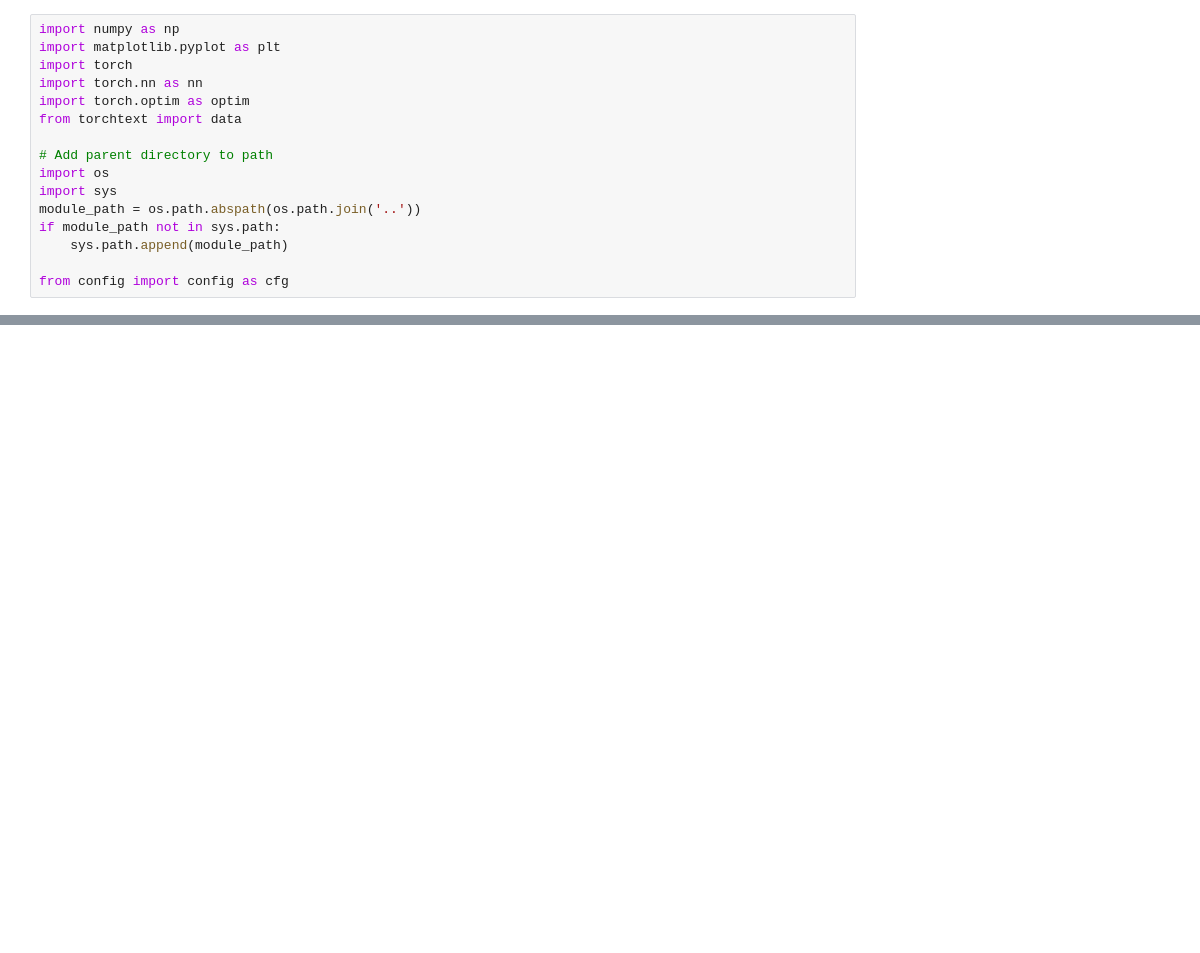
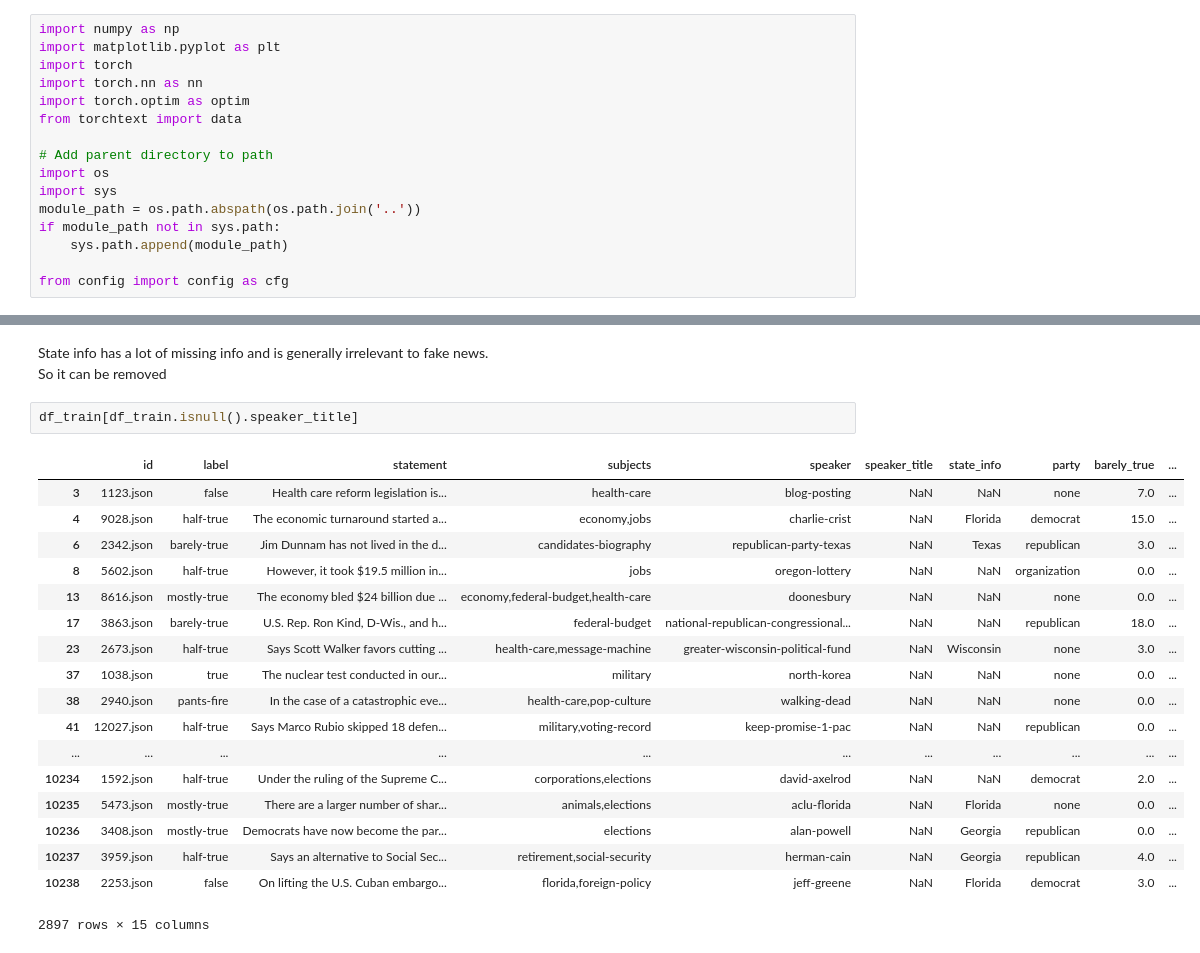
Before and after one commit to rshwndsz/fake-news-classifier, a Jupyter notebook: notebooks/visualize.ipynb, the cells around one changed output, grey strips where cells are left out. Cells and saved outputs as stored; diff of their text form; blank space fills up the shorter version.

```diff
--- a/notebooks/visualize.ipynb
+++ b/notebooks/visualize.ipynb
@@ -21,0 +71,24 @@ SUBJECTS, SPEAKER, SPEAKER_TITLE = data.Field(sequential=False)*3
+# %% [markdown]
+State info has a lot of missing info and is generally irrelevant to fake news.
+So it can be removed
+# %%
+df_train[df_train.isnull().speaker_title]
+# %% [output]
+|  | id | label | statement | subjects | speaker | speaker_title | state_info | party | barely_true | ... |
+| 3 | 1123.json | false | Health care reform legislation is... | health-care | blog-posting | NaN | NaN | none | 7.0 | ... |
+| 4 | 9028.json | half-true | The economic turnaround started a... | economy,jobs | charlie-crist | NaN | Florida | democrat | 15.0 | ... |
+| 6 | 2342.json | barely-true | Jim Dunnam has not lived in the d... | candidates-biography | republican-party-texas | NaN | Texas | republican | 3.0 | ... |
+| 8 | 5602.json | half-true | However, it took $19.5 million in... | jobs | oregon-lottery | NaN | NaN | organization | 0.0 | ... |
+| 13 | 8616.json | mostly-true | The economy bled $24 billion due ... | economy,federal-budget,health-care | doonesbury | NaN | NaN | none | 0.0 | ... |
+| 17 | 3863.json | barely-true | U.S. Rep. Ron Kind, D-Wis., and h... | federal-budget | national-republican-congressional... | NaN | NaN | republican | 18.0 | ... |
+| 23 | 2673.json | half-true | Says Scott Walker favors cutting ... | health-care,message-machine | greater-wisconsin-political-fund | NaN | Wisconsin | none | 3.0 | ... |
+| 37 | 1038.json | true | The nuclear test conducted in our... | military | north-korea | NaN | NaN | none | 0.0 | ... |
+| 38 | 2940.json | pants-fire | In the case of a catastrophic eve... | health-care,pop-culture | walking-dead | NaN | NaN | none | 0.0 | ... |
+| 41 | 12027.json | half-true | Says Marco Rubio skipped 18 defen... | military,voting-record | keep-promise-1-pac | NaN | NaN | republican | 0.0 | ... |
+| ... | ... | ... | ... | ... | ... | ... | ... | ... | ... | ... |
+| 10234 | 1592.json | half-true | Under the ruling of the Supreme C... | corporations,elections | david-axelrod | NaN | NaN | democrat | 2.0 | ... |
+| 10235 | 5473.json | mostly-true | There are a larger number of shar... | animals,elections | aclu-florida | NaN | Florida | none | 0.0 | ... |
+| 10236 | 3408.json | mostly-true | Democrats have now become the par... | elections | alan-powell | NaN | Georgia | republican | 0.0 | ... |
+| 10237 | 3959.json | half-true | Says an alternative to Social Sec... | retirement,social-security | herman-cain | NaN | Georgia | republican | 4.0 | ... |
+| 10238 | 2253.json | false | On lifting the U.S. Cuban embargo... | florida,foreign-policy | jeff-greene | NaN | Florida | democrat | 3.0 | ... |
+2897 rows × 15 columns
```
Also changed, not shown: parts of 26 cells of this notebook, 1 other file.
